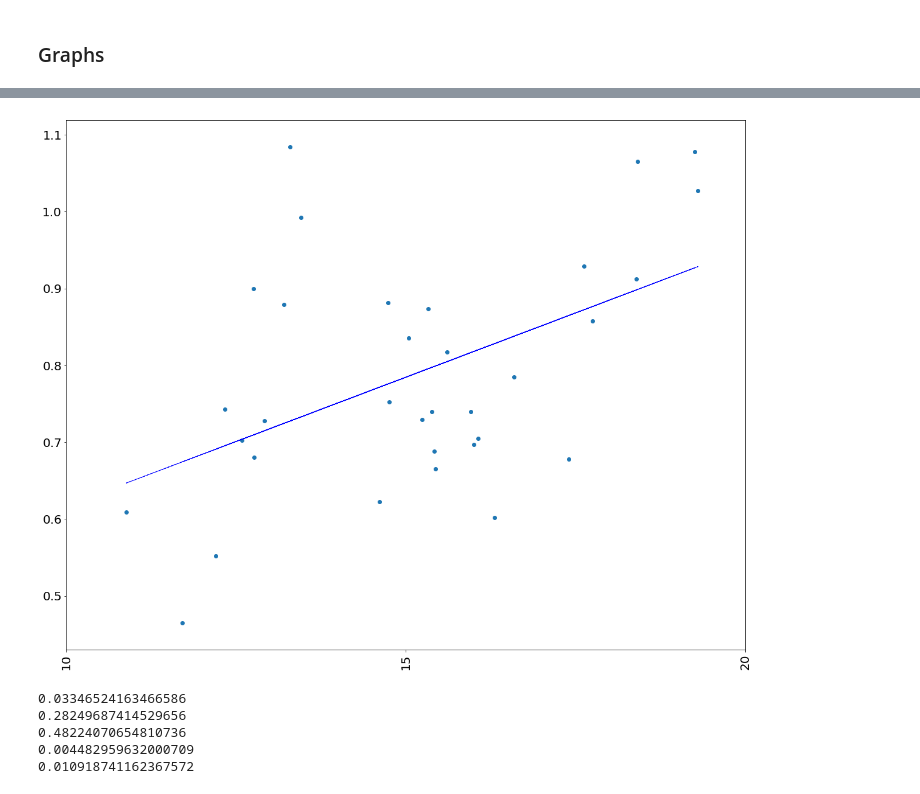
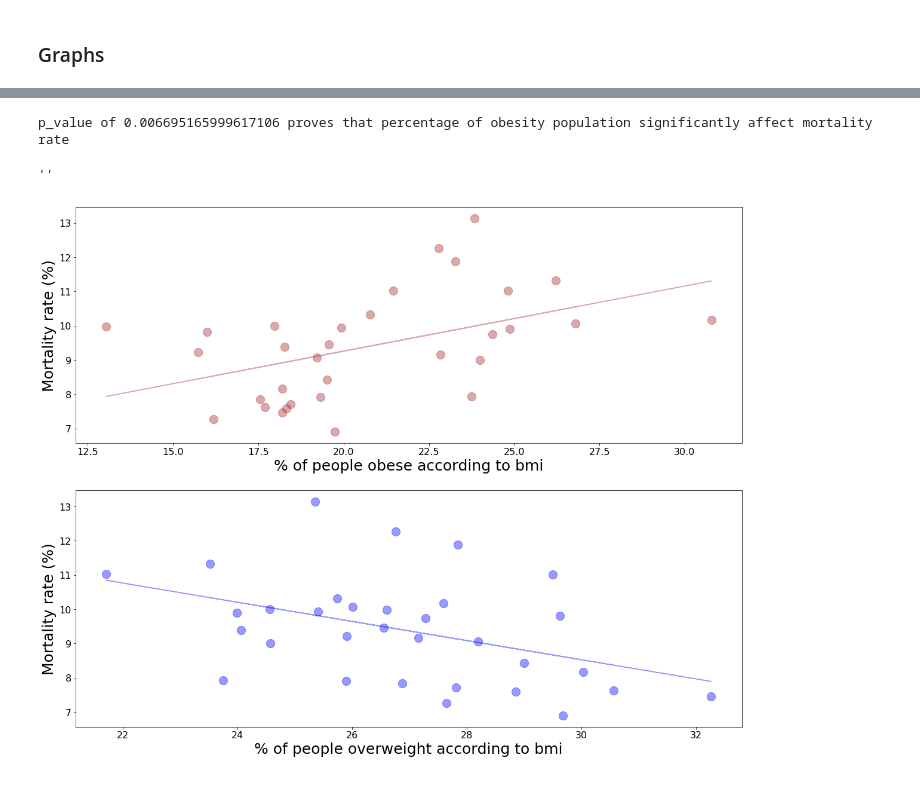
Before and after one commit to irinadrapic/project-one, a Jupyter notebook: Codes/2015 Main.ipynb, the cells around one changed output, grey strips where cells are left out. Cells and saved outputs as stored; diff of their text form; code cells hidden in the pictures.

```diff
--- a/Codes/2015 Main.ipynb
+++ b/Codes/2015 Main.ipynb
@@ -164,26 +235,47 @@ print(m_std_err)
-# %%
-x = merged_df["daily smoker"]
-
-m_slope, m_int, m_r, m_p, m_std_err = stats.linregress(x, y)
-lof = m_slope*x + m_int
-
-fig, ax = plt.subplots(figsize=(20, 16))
-ax.scatter(x,y)
-ax.plot(x,lof, "b--", linewidth=1)
-ax.set_xticks(np.arange(10,25,5))
-plt.yticks(fontsize = 20)
-plt.xticks(fontsize = 20,rotation="vertical");
-# %% [output]
-[figure, removed]
-# %%
-print(m_slope)
-print(m_int)
-print(m_r)
-print(m_p)
-print(m_std_err)
-# %% [output]
-0.03346524163466586
-0.28249687414529656
-0.48224070654810736
-0.004482959632000709
-0.010918741162367572
+# %%
+# Obesity and Overweight
+
+x = merged_df["obesity rate by bmi"]
+m,b, r, p, std_err = stats.linregress(x,y)
+lof = m*x + b
+
+fig, ax = plt.subplots(2,figsize=(20,16))
+ax[0].scatter(x,y, color="brown", alpha=0.4, s=200)
+ax[0].plot(x,lof, color="brown", alpha=0.4)
+
+# Increasing tick size
+for tick in ax[0].xaxis.get_major_ticks():
+    tick.label.set_fontsize(16)
+for tick in ax[0].yaxis.get_major_ticks():
+    tick.label.set_fontsize(16)
+ax[0].set_xlabel("% of people obese according to bmi", fontsize=25)
+ax[0].set_ylabel("Mortality rate (%)", fontsize=25)
+
+print(f'p_value of {p} proves that percentage of obesity population significantly affect mortality rate')
+
+
+# 2nd axes
+x = merged_df["overweight rate by bmi"]
+m,b, r, p, std_err = stats.linregress(x,y)
+lof = m*x + b
+
+ax[1].scatter(x,y, color="blue", alpha=0.4, s=200)
+ax[1].plot(x,lof, color="blue", alpha=0.4)
+
+# Increasing tick size
+for tick in ax[1].xaxis.get_major_ticks():
+    tick.label.set_fontsize(16)
+for tick in ax[1].yaxis.get_major_ticks():
+    tick.label.set_fontsize(16)
+
+ax[1].set_xlabel("% of people overweight according to bmi", fontsize=25)
+ax[1].set_ylabel("Mortality rate (%)", fontsize=25)
+
+# print(f'{p}')
+
+plt.savefig("Overweight & Obesity Plot.png", bbox_inches='tight')
+;
+# %% [output]
+p_value of 0.006695165999617106 proves that percentage of obesity population significantly affect mortality rate
+''
+[figure, added]
```
Also changed, not shown: parts of 6 cells of this notebook, 5 other files.
